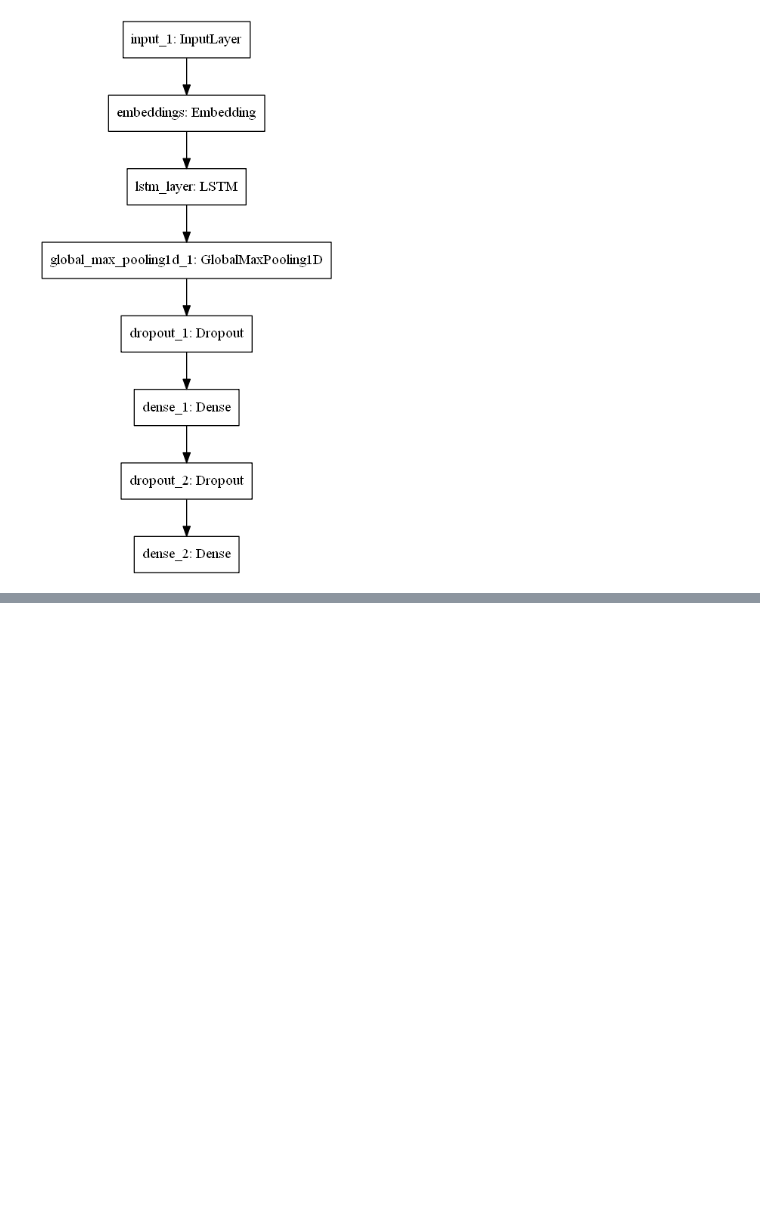
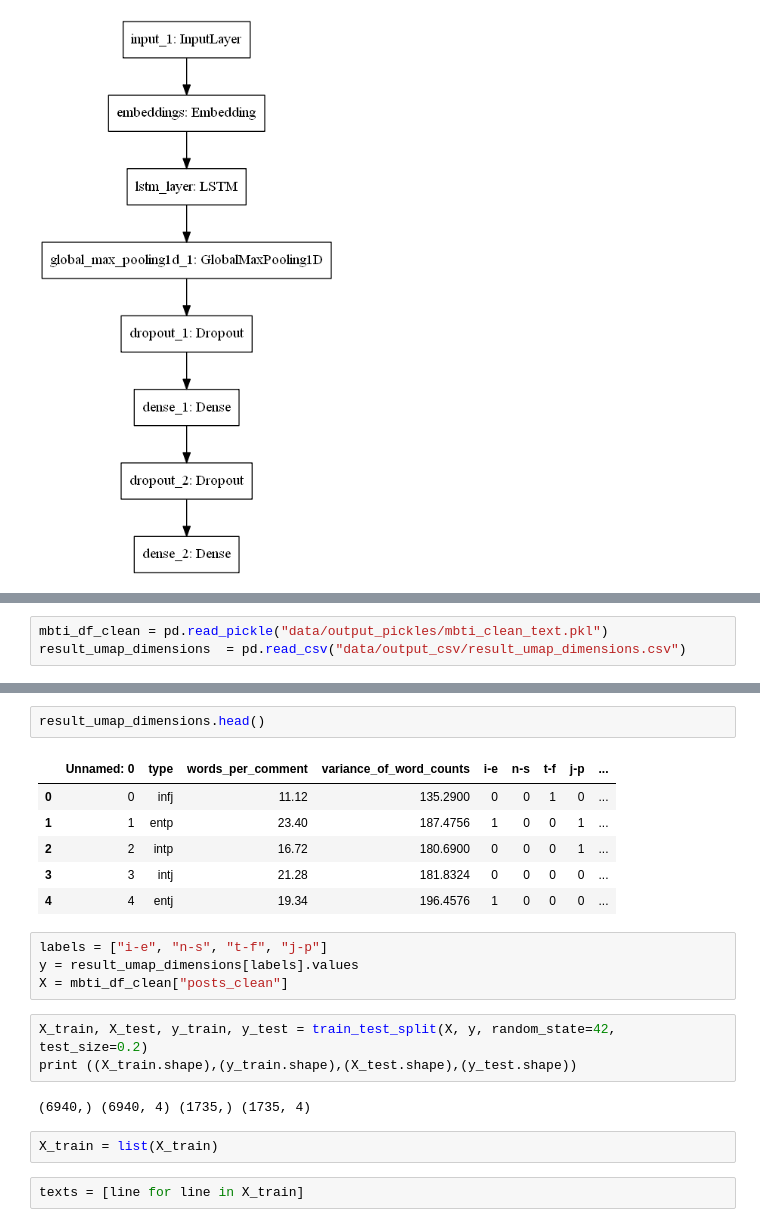
Before and after one commit to mikongame/project-final, a Jupyter notebook: your-project/4_MBTI Model building and evaluation (DL).ipynb, the cells around one changed output, grey strips where cells are left out. Cells and saved outputs as stored; diff of their text form; blank space fills up the shorter version.

```diff
--- a/your-project/4_MBTI Model building and evaluation (DL).ipynb
+++ b/your-project/4_MBTI Model building and evaluation (DL).ipynb
@@ -282,0 +285,3 @@ TypeError: unsupported operand type(s) for *: 'Precision' and 'Recall'
+# %%
+mbti_df_clean = pd.read_pickle("data/output_pickles/mbti_clean_text.pkl")
+result_umap_dimensions  = pd.read_csv("data/output_csv/result_umap_dimensions.csv")
@@ -282,0 +297,22 @@ TypeError: unsupported operand type(s) for *: 'Precision' and 'Recall'
+# %%
+result_umap_dimensions.head()
+# %% [output]
+|  | Unnamed: 0 | type | words_per_comment | variance_of_word_counts | i-e | n-s | t-f | j-p | ... |
+| 0 | 0 | infj | 11.12 | 135.2900 | 0 | 0 | 1 | 0 | ... |
+| 1 | 1 | entp | 23.40 | 187.4756 | 1 | 0 | 0 | 1 | ... |
+| 2 | 2 | intp | 16.72 | 180.6900 | 0 | 0 | 0 | 1 | ... |
+| 3 | 3 | intj | 21.28 | 181.8324 | 0 | 0 | 0 | 0 | ... |
+| 4 | 4 | entj | 19.34 | 196.4576 | 1 | 0 | 0 | 0 | ... |
+# %%
+labels = ["i-e", "n-s", "t-f", "j-p"]
+y = result_umap_dimensions[labels].values
+X = mbti_df_clean["posts_clean"]
+# %%
+X_train, X_test, y_train, y_test = train_test_split(X, y, random_state=42, test_size=0.2)
+print ((X_train.shape),(y_train.shape),(X_test.shape),(y_test.shape))
+# %% [output]
+(6940,) (6940, 4) (1735,) (1735, 4)
+# %%
+X_train = list(X_train)
+# %%
+texts = [line for line in X_train]
```
Also changed, not shown: parts of 49 cells of this notebook, 7 other files.
